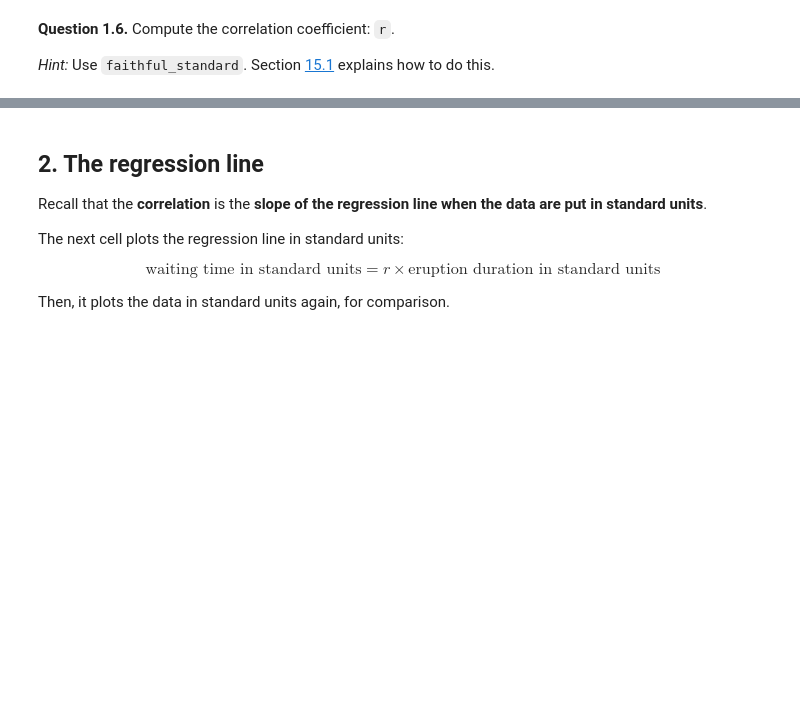
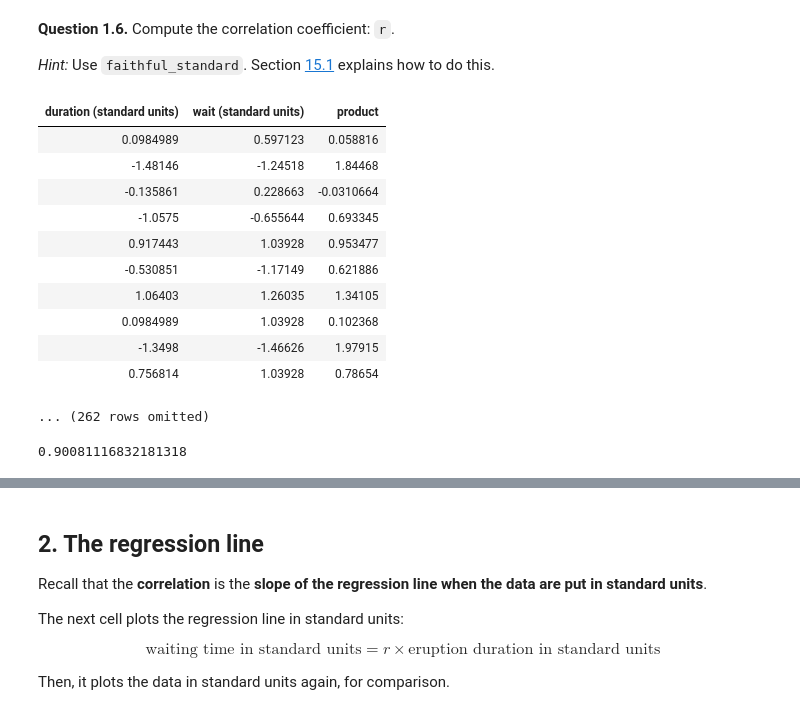
Before and after one commit to sondank1010/materials-sp22, a Jupyter notebook: lab/lab09/lab09.ipynb, the cells around one changed output, grey strips where cells are left out. Drawn from its saved outputs; the diff is of its cells as text; code cells hidden in the pictures; blank space fills up the shorter version.

```diff
--- a/lab/lab09/lab09.ipynb
+++ b/lab/lab09/lab09.ipynb
@@ -111,8 +154,26 @@ grader.check("q1_5")
 **Question 1.6.** Compute the correlation coefficient: `r`.
 
 *Hint:* Use `faithful_standard`.  Section [15.1](https://www.inferentialthinking.com/chapters/15/1/Correlation.html#calculating-r) explains how to do this.
+# %%
+faithful_standard_product = faithful_standard.with_column('product', faithful_standard.column(0) * faithful_standard.column(1))
+faithful_standard_product
+# %% [output]
+| duration (standard units) | wait (standard units) | product |
+| 0.0984989 | 0.597123 | 0.058816 |
+| -1.48146 | -1.24518 | 1.84468 |
+| -0.135861 | 0.228663 | -0.0310664 |
+| -1.0575 | -0.655644 | 0.693345 |
+| 0.917443 | 1.03928 | 0.953477 |
+| -0.530851 | -1.17149 | 0.621886 |
+| 1.06403 | 1.26035 | 1.34105 |
+| 0.0984989 | 1.03928 | 0.102368 |
+| -1.3498 | -1.46626 | 1.97915 |
+| 0.756814 | 1.03928 | 0.78654 |
+... (262 rows omitted)
 # %%
-r = ...
+r = np.mean(faithful_standard_product.column("product"))
 r
+# %% [output]
+0.90081116832181318
 # %%
 grader.check("q1_6")
```
Also changed, not shown: parts of 19 cells of this notebook.
